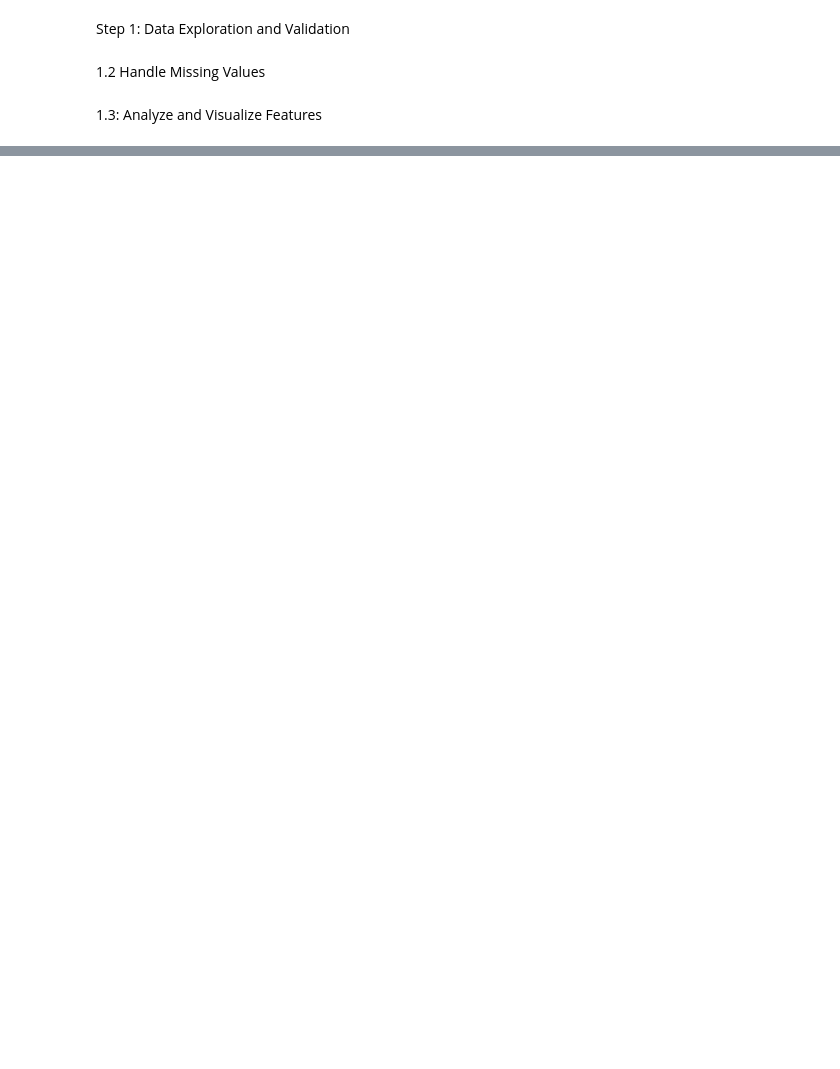
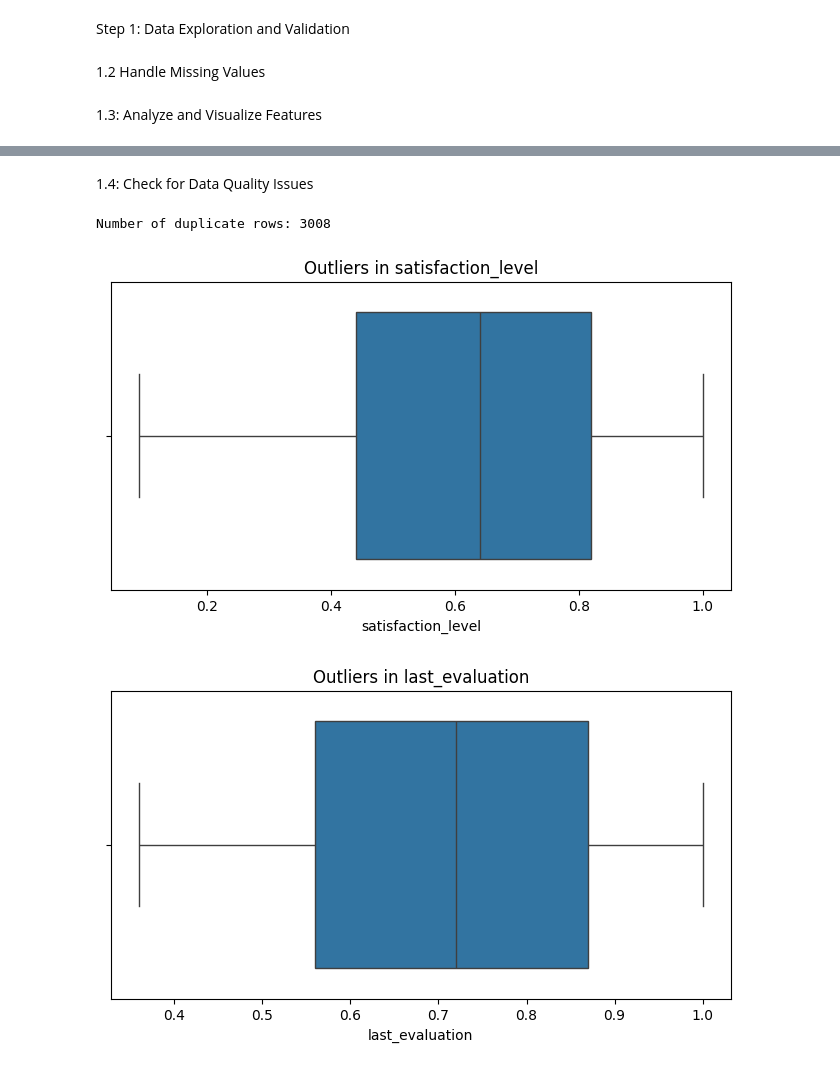
Before and after one commit to zahra-ynp/MLOperation-FinalProject, a Jupyter notebook: MLOperatin_Data.ipynb, the cells around one changed output, grey strips where cells are left out. Saved outputs shown, nothing was run; the diff lists cells and outputs as text; code cells hidden in the pictures; blank space fills up the shorter version.

Commit message:
Outliers detection

```diff
--- a/MLOperatin_Data.ipynb
+++ b/MLOperatin_Data.ipynb
@@ -66,0 +65,17 @@ plt.show()
+# %% [markdown]
+1.4: Check for Data Quality Issues
+# %%
+duplicates = data.duplicated().sum()
+print(f"\nNumber of duplicate rows: {duplicates}")
+
+# Outliers detection (boxplot)
+for column in numerical_columns:
+    plt.figure(figsize=(8, 4))
+    sns.boxplot(x=data[column])
+    plt.title(f"Outliers in {column}")
+    plt.xlabel(column)
+    plt.show()
+# %% [output]
+Number of duplicate rows: 3008
+[figure, added]
+[figure, added]
```
Also changed, not shown: parts of 2 cells of this notebook.
